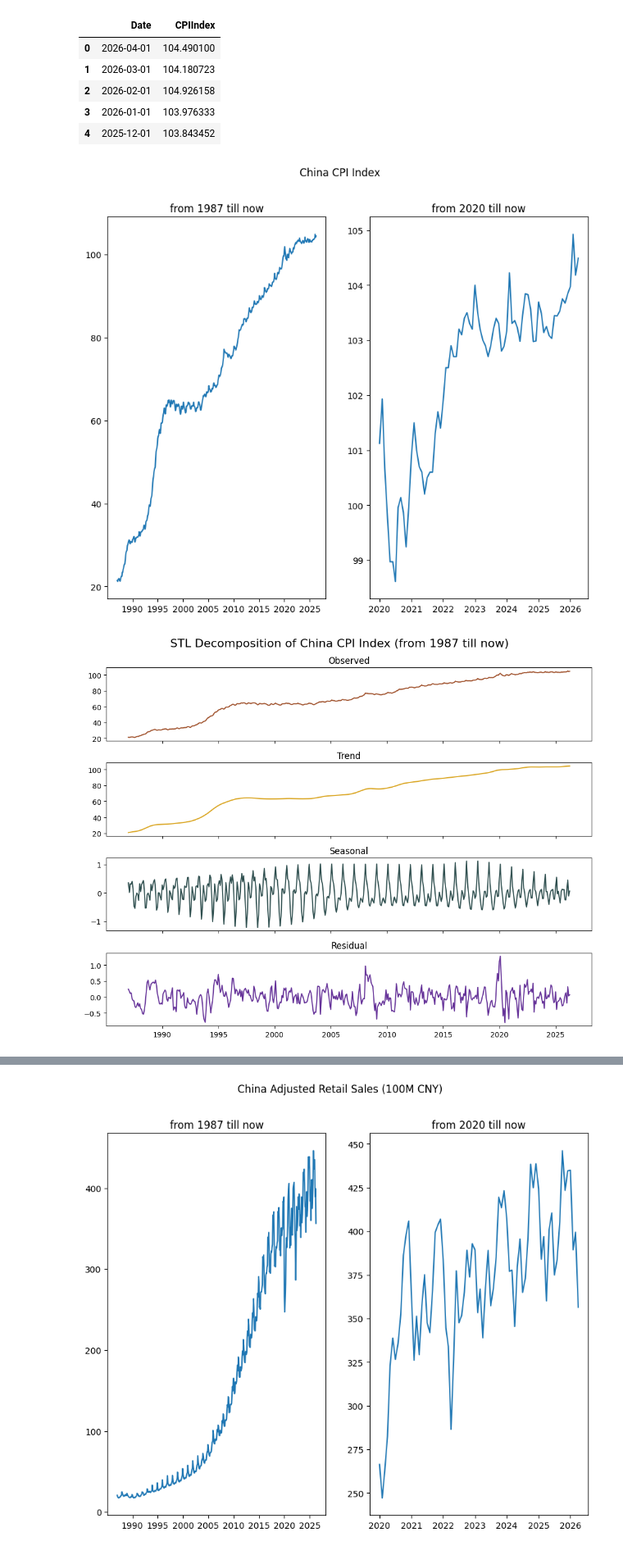
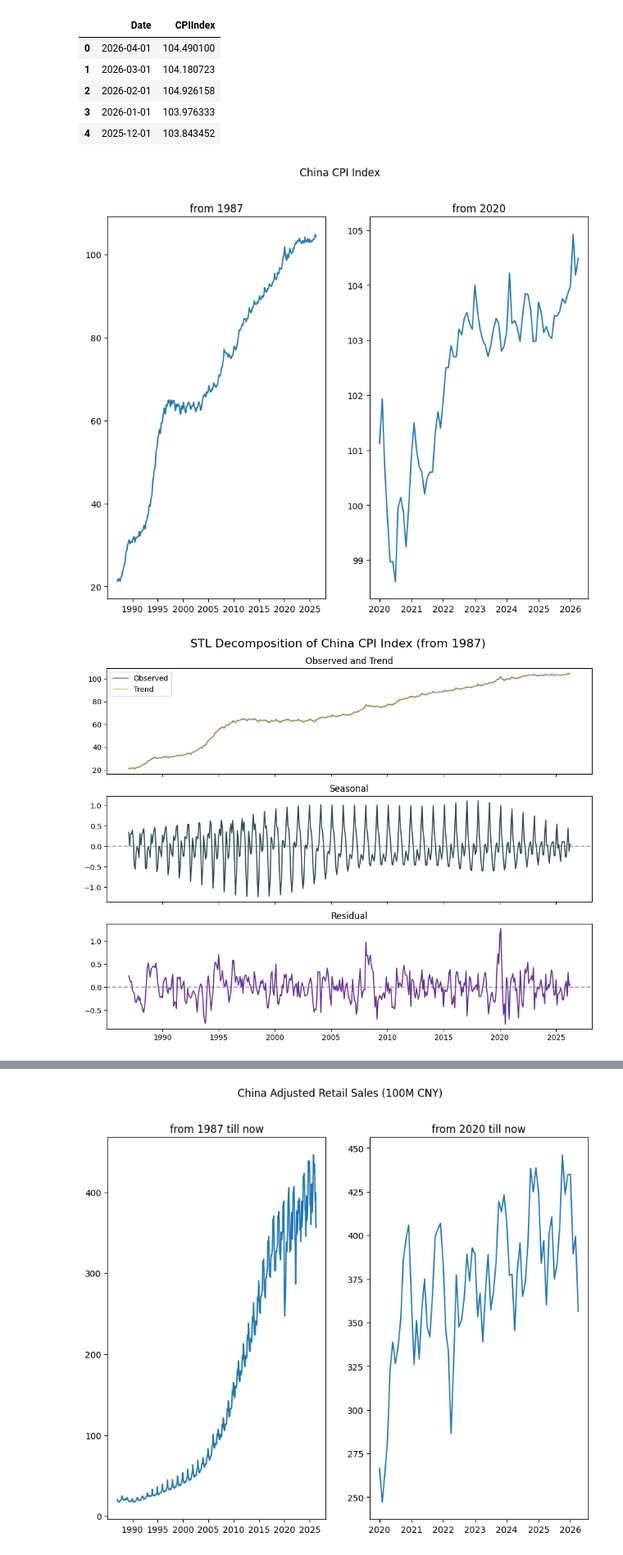
Before and after one commit to FlyingCuteCats/Freetime-Projects, a Jupyter notebook: China Retail Sales/Process.ipynb, the cells around one changed output, grey strips where cells are left out. Shown at 82% size. Saved outputs shown, nothing was run; the diff lists cells and outputs as text; code cells hidden in the pictures.

Commit message:
Decomp graphs added and upgraded

```diff
--- a/China Retail Sales/Process.ipynb
+++ b/China Retail Sales/Process.ipynb
@@ -63,46 +63,47 @@ cncpi.head()
 fig, axs = plt.subplots(1, 2, figsize=(10,8))
 
 axs[0].plot(cncpi['Date'], cncpi['CPIIndex'])
-axs[0].set_title("from 1987 till now")
+axs[0].set_title("from 1987")
 
 cncpi_2020on = cncpi[cncpi['Date'].dt.year>=2020]
 axs[1].plot(cncpi_2020on['Date'], cncpi_2020on['CPIIndex'])
-axs[1].set_title("from 2020 till now")
+axs[1].set_title("from 2020")
 
 plt.suptitle("China CPI Index")
 plt.show()
 # %% [output]
-[figure, old version]
+[figure, new version]
 # %%
 from statsmodels.tsa.seasonal import STL
 
 cncpi_ts = cncpi.copy()
 cncpi_ts.set_index('Date', inplace=True)
 series = cncpi_ts['CPIIndex']
 
 stl = STL(series, seasonal = 13)
 result = stl.fit()
 
-fig, axs = plt.subplots(4, 1, figsize=(10,8),sharex=True)
+fig, axs = plt.subplots(3, 1, figsize=(10,8),sharex=True)
 
-axs[0].plot(result.observed, color='sienna')
-axs[0].set_title('Observed')
+axs[0].plot(result.observed, color='grey', label='Observed')
+axs[0].plot(result.trend, color='goldenrod', alpha=0.5, label='Trend')
+axs[0].legend()
+axs[0].set_title('Observed and Trend')
 
-axs[1].plot(result.trend, color='goldenrod')
-axs[1].set_title('Trend')
+axs[1].plot(result.seasonal, color='darkslategrey')
+axs[1].axhline(y=0, linestyle='--', color='darkslategrey', alpha=0.5)
+axs[1].set_title('Seasonal')
 
-axs[2].plot(result.seasonal, color='darkslategrey')
-axs[2].set_title('Seasonal')
+axs[2].plot(result.resid, color='rebeccapurple')
+axs[2].axhline(y=0, linestyle='--', color='rebeccapurple', alpha=0.5)
+axs[2].set_title('Residual')
 
-axs[3].plot(result.resid, color='rebeccapurple')
-axs[3].set_title('Residual')
-
-plt.suptitle('STL Decomposition of China CPI Index (from 1987 till now)', fontsize=16)
+plt.suptitle('STL Decomposition of China CPI Index (from 1987)', fontsize=16)
 plt.tight_layout()
 
 plt.show()
 # %% [output]
-[figure, old version]
+[figure, new version]
 # %%
 cncpi_2020on_ts = cncpi_2020on.copy()
 cncpi_2020on_ts.set_index('Date', inplace=True)
```
Also changed, not shown: parts of 9 cells of this notebook.
